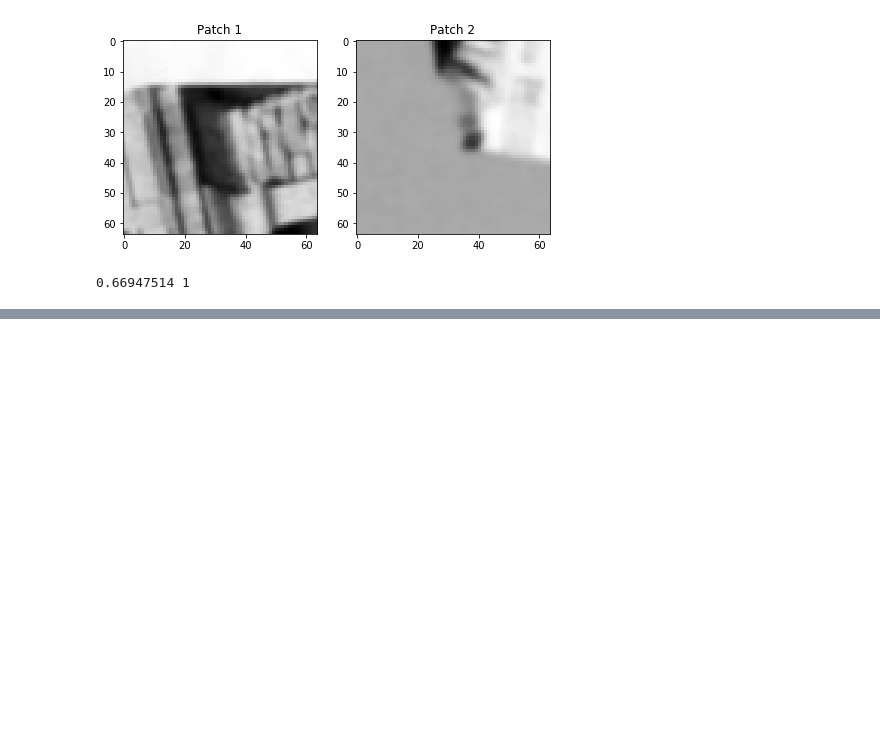
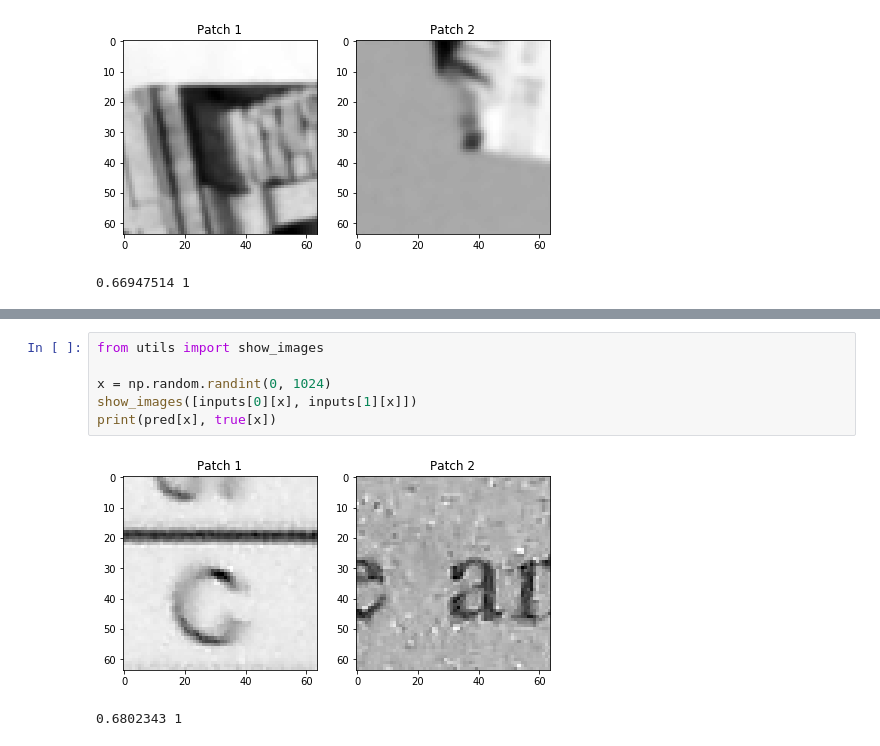
Before and after one commit to semyonkozlov/abbyy-diploma, a Jupyter notebook: descriptor/siamese/siam-l2.ipynb, the cells around one changed output, grey strips where cells are left out. Cells and saved outputs as stored; diff of their text form; blank space fills up the shorter version.

```diff
--- a/descriptor/siamese/siam-l2.ipynb
+++ b/descriptor/siamese/siam-l2.ipynb
@@ -277,0 +362,9 @@ print(pred[x], true[x])
+# %%
+from utils import show_images
+
+x = np.random.randint(0, 1024)
+show_images([inputs[0][x], inputs[1][x]])
+print(pred[x], true[x])
+# %% [output]
+[figure, added]
+0.6802343 1
```
Also changed, not shown: parts of 21 cells of this notebook, 2 other files.
